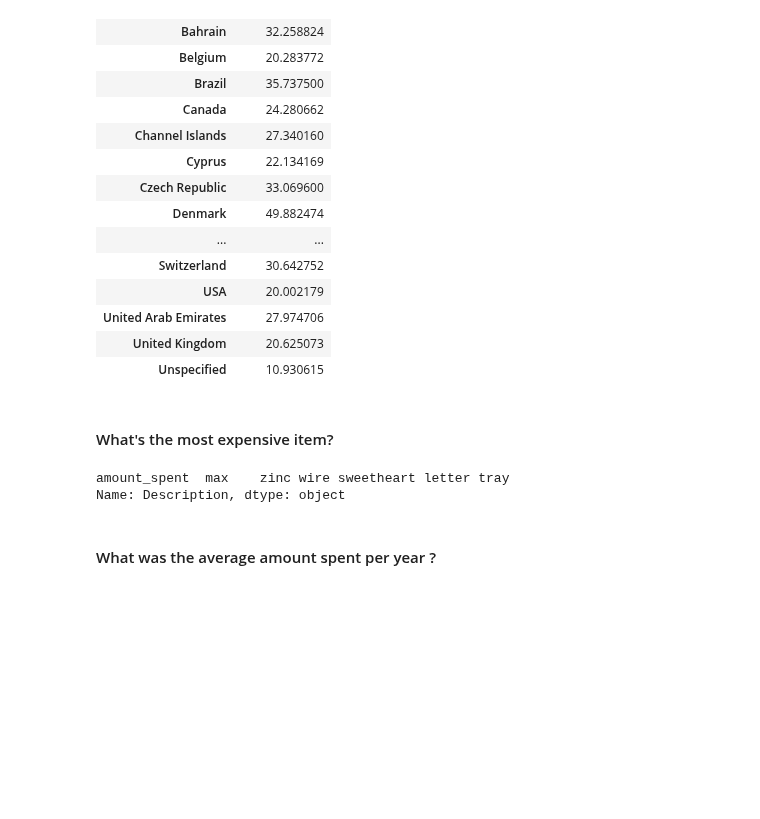
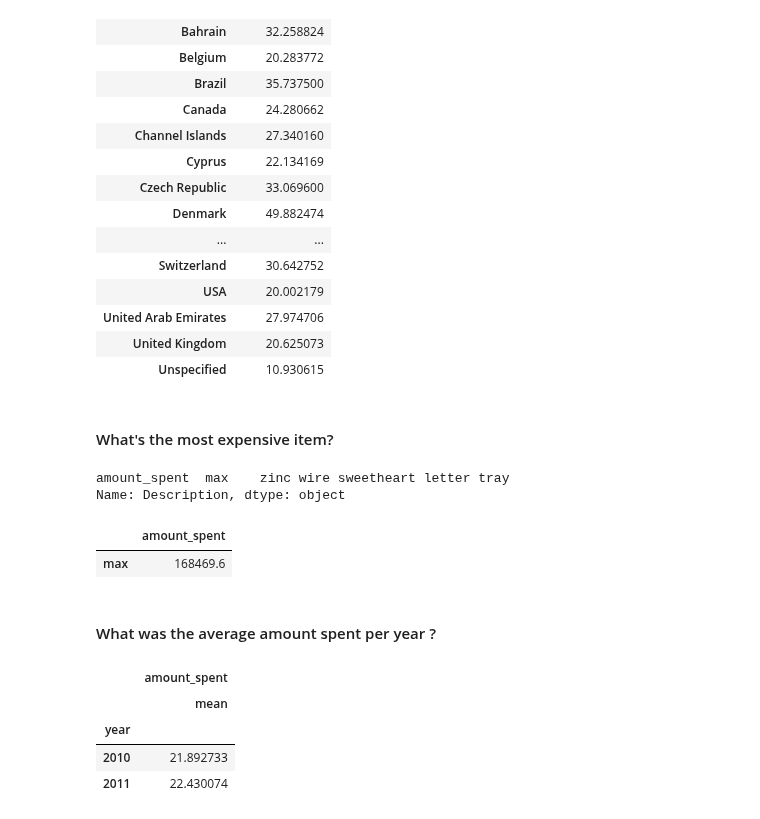
Before and after one commit to davidlafuentem/data-labs, a Jupyter notebook: module-2/lab-subsetting-and-descriptive-stats/your-code/main.ipynb, the cells around one changed output. Drawn from its saved outputs; the diff is of its cells as text; code cells hidden in the pictures; blank space fills up the shorter version.

```diff
--- a/module-2/lab-subsetting-and-descriptive-stats/your-code/main.ipynb
+++ b/module-2/lab-subsetting-and-descriptive-stats/your-code/main.ipynb
@@ -678,13 +678,28 @@ orders.groupby(by = ['Country']).agg({'amount_spent':['mean']})
 #### What's the most expensive item?
 # %%
 # your answer here
-orders['Description'].agg({'amount_spent':['max']})
+print(orders['Description'].agg({'amount_spent':['max']}))
+orders[['Description','amount_spent']].agg({'amount_spent':['max']})
+
+#orders.groupby(by=['Description']).agg({'amount_spent':['max']})
+
+#orders.pivot_table('amount_spent','Description', aggfunc='max')
 
 #what is it "dict".  how to show also the amount
 # %% [output]
 amount_spent  max    zinc wire sweetheart letter tray
 Name: Description, dtype: object
+|  | amount_spent |
+| max | 168469.6 |
 # %% [markdown]
 #### What was the average amount spent per year ?
 # %%
 # your answer here
+# %%
+orders.groupby(by=['year']).agg({'amount_spent':['mean']})
+# %% [output]
+|  | amount_spent |
+|  | mean |
+| year |  |
+| 2010 | 21.892733 |
+| 2011 | 22.430074 |
```
